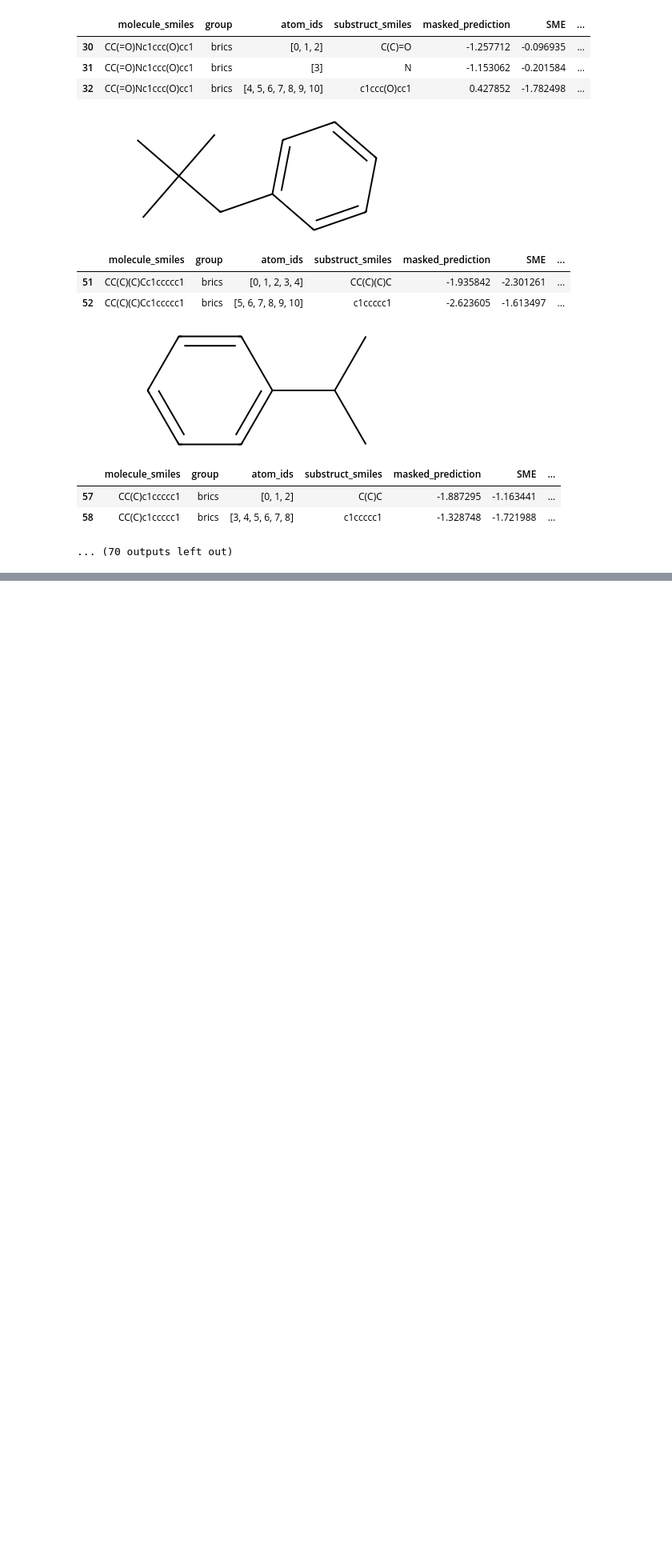
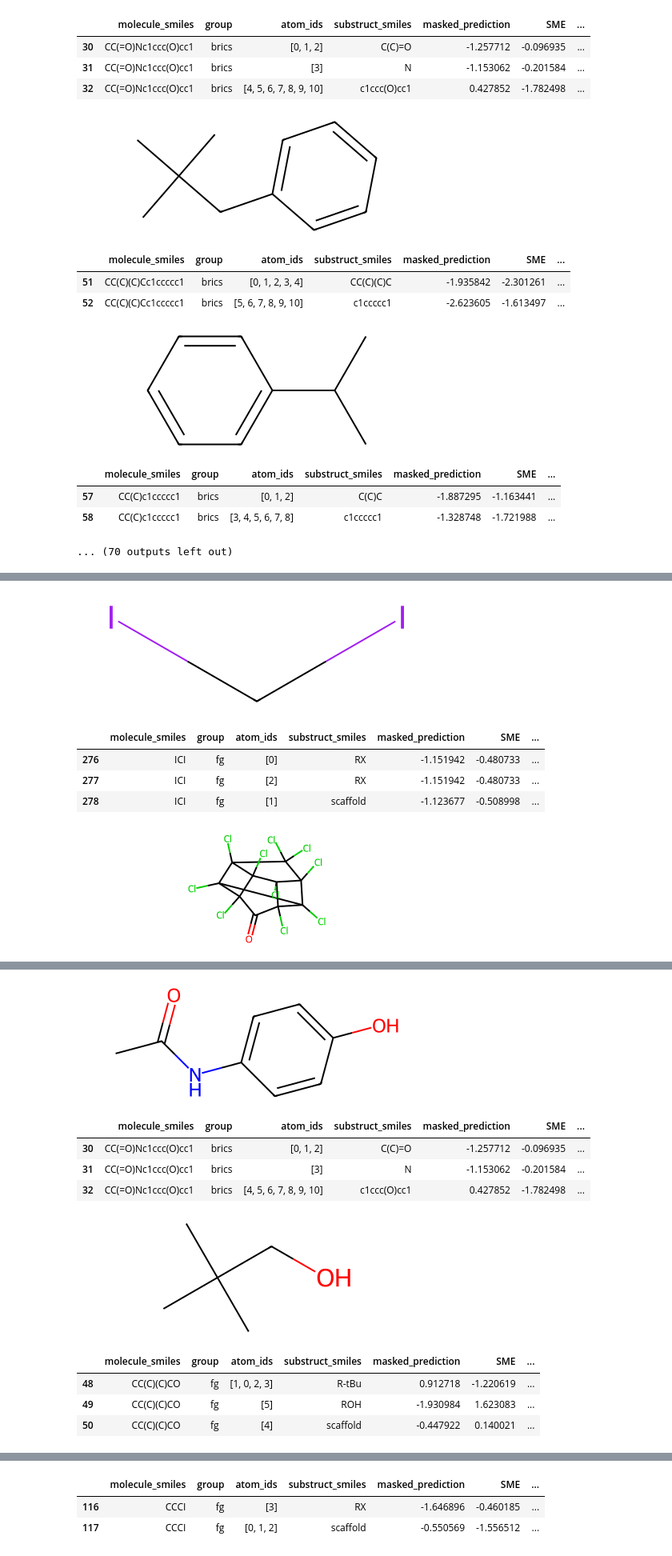
Before and after one commit to xwieme/MastatThesis, a Jupyter notebook: code/notebooks/fidelity.ipynb, the cells around one changed output, grey strips where cells are left out. Shown at 80% size. Drawn from its saved outputs; the diff is of its cells as text; code cells hidden in the pictures; blank space fills up the shorter version.

```diff
--- a/code/notebooks/fidelity.ipynb
+++ b/code/notebooks/fidelity.ipynb
@@ -144,0 +206,15 @@ for smiles in df.query("fidelity_type == 'positive' and fidelity <= 0 and absolu
+# %%
+for smiles in df.query("fidelity_type == 'negative_abs' and fidelity <= -1").smiles.drop_duplicates().values:
+
+    if len(attributions.query("molecule_smiles == @smiles and SME_abs <=0.6")) > 0:
+
+        display(Chem.MolFromSmiles(smiles))
+        display(attributions.query("molecule_smiles == @smiles"))
+        print()
+# %% [output]
+[figure, added]
+|  | molecule_smiles | group | atom_ids | substruct_smiles | masked_prediction | SME | ... |
+| 276 | ICI | fg | [0] | RX | -1.151942 | -0.480733 | ... |
+| 277 | ICI | fg | [2] | RX | -1.151942 | -0.480733 | ... |
+| 278 | ICI | fg | [1] | scaffold | -1.123677 | -0.508998 | ... |
+[figure, added]
@@ -144,0 +234,10 @@ for smiles in df.query("fidelity_type == 'positive' and fidelity <= 0 and absolu
+[figure, added]
+|  | molecule_smiles | group | atom_ids | substruct_smiles | masked_prediction | SME | ... |
+| 30 | CC(=O)Nc1ccc(O)cc1 | brics | [0, 1, 2] | C(C)=O | -1.257712 | -0.096935 | ... |
+| 31 | CC(=O)Nc1ccc(O)cc1 | brics | [3] | N | -1.153062 | -0.201584 | ... |
+| 32 | CC(=O)Nc1ccc(O)cc1 | brics | [4, 5, 6, 7, 8, 9, 10] | c1ccc(O)cc1 | 0.427852 | -1.782498 | ... |
+[figure, added]
+|  | molecule_smiles | group | atom_ids | substruct_smiles | masked_prediction | SME | ... |
+| 48 | CC(C)(C)CO | fg | [1, 0, 2, 3] | R-tBu | 0.912718 | -1.220619 | ... |
+| 49 | CC(C)(C)CO | fg | [5] | ROH | -1.930984 | 1.623083 | ... |
+| 50 | CC(C)(C)CO | fg | [4] | scaffold | -0.447922 | 0.140021 | ... |
@@ -144,0 +245,3 @@ for smiles in df.query("fidelity_type == 'positive' and fidelity <= 0 and absolu
+|  | molecule_smiles | group | atom_ids | substruct_smiles | masked_prediction | SME | ... |
+| 116 | CCCI | fg | [3] | RX | -1.646896 | -0.460185 | ... |
+| 117 | CCCI | fg | [0, 1, 2] | scaffold | -0.550569 | -1.556512 | ... |
```
Also changed, not shown: parts of 12 cells of this notebook, 8 other files.
